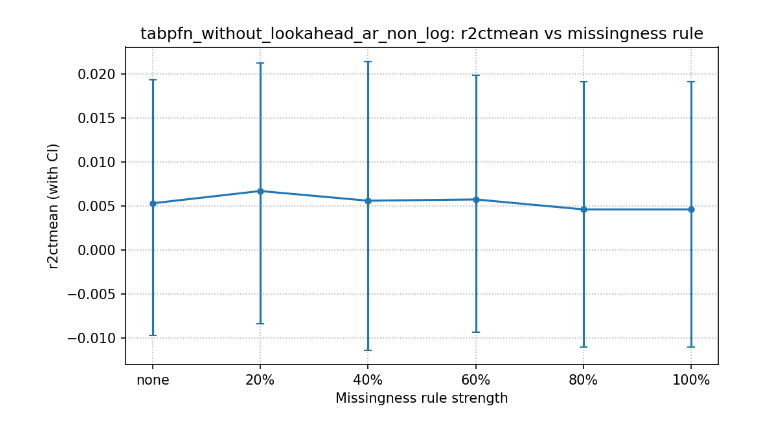
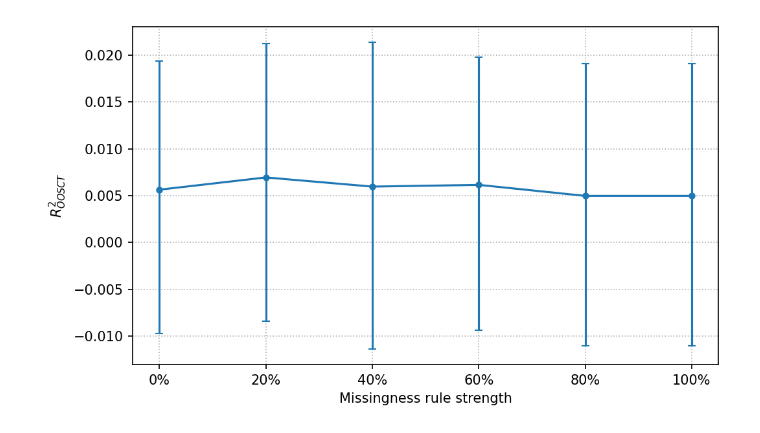
Before and after one commit to KiliTili/Masterarbeit, a Jupyter notebook: Notebooks/plots/plots.ipynb, the cells around one changed output. Saved outputs shown, nothing was run; the diff lists cells and outputs as text; code cells hidden in the pictures.

Commit message:
Plots

```diff
--- a/Notebooks/plots/plots.ipynb
+++ b/Notebooks/plots/plots.ipynb
@@ -3,3 +3,23 @@ import numpy as np
 import pandas as pd
 import matplotlib.pyplot as plt
 import sys
+import pandas as pd
+import numpy as np
+import os, sys
+sys.path.insert(0, os.path.abspath('../..'))
+import source.data_handling.data_preparation as dp
+import source.regression.regression_models as modl
+import source.trading_strategies.trading_strategy_helpers as tsh
+from source.regression.configs_gw import WITHOUT_LOOKAHEAD, ALL, MINIMAL_SETTING, WITHOUT_LOOKAHEAD_AR, ALL_COVARIATES_NON_AR, ALL_COVARIATES_AR,COMPLETED
+data = dp.prepare_data(uselog=True)
+import pandas as pd
+import numpy as np
+import os, sys
+sys.path.insert(0, os.path.abspath('../..'))
+import source.data_handling.data_preparation as dp
+import source.trading_strategies.trading_strategy as tsh
+import source.plot_functions.plots_trading_strategies as plot_ts
+import numpy as np
+import pandas as pd
+df = dp.create_classification_data(quiet=False)
+df["Rfree"] = 0
@@ -6,5 +36,5 @@ import sys
 # %%
-data = pd.read_csv("../Benchmark/oos_results_regressionNow.csv", sep=";")
+data_reg = pd.read_csv("../Benchmark/oos_results_regressionNow.csv", sep=";")
 # %%
 import re
 import numpy as np
@@ -13,7 +43,7 @@ import matplotlib.pyplot as plt
 def plot_tabpfn_missingness_rule(
     df,
     base_prefix="tabpfn_without_lookahead_ar_non_log",
-    y_col="r2ctmean",
+    y_col="r2ct",
     lower_col="r2ctlower",
     upper_col="r2ctupper",
     include_baseline=True,          # include "..._no_missingness_rule"
@@ -68,41 +98,40 @@ def plot_tabpfn_missingness_rule(
     x_labels = []
     for is_base, r in zip(d["_is_baseline"].to_numpy(), d["rule"].to_numpy()):
         if is_base:
-            x_labels.append(baseline_label)
+            x_labels.append("0%")
         else:
             x_labels.append(f"{int(round(r*100))}%")  # 0.2->20%
-
     x = np.arange(len(d))
     y = d[y_col].to_numpy()
     lo = d[lower_col].to_numpy()
     hi = d[upper_col].to_numpy()
     yerr = np.vstack([y - lo, hi - y])
 
     # Plot
     fig, ax = plt.subplots(figsize=(7.2, 4.2), dpi=150)
     ax.errorbar(x, y, yerr=yerr, fmt="o-", capsize=3, linewidth=1.5, markersize=4)
 
-    ax.set_title(f"{base_prefix}: {y_col} vs missingness rule")
+    #ax.set_title(f"{base_prefix}: {y_col} vs missingness rule")
     ax.set_xlabel("Missingness rule strength")
-    ax.set_ylabel(f"{y_col} (with CI)")
+    ax.set_ylabel(r"$R^2_{OOSCT}$")
     ax.set_xticks(x)
     ax.set_xticklabels(x_labels)
     ax.grid(True, linestyle=":", linewidth=0.8)
 
     fig.tight_layout()
 
     if savepath_base:
         fig.savefig(f"{savepath_base}_tabpfn_missingness_rule.png", bbox_inches="tight")
         fig.savefig(f"{savepath_base}_tabpfn_missingness_rule.pdf", bbox_inches="tight")
 
     plt.show()
     return d.drop(columns=["_is_baseline"], errors="ignore")
 
 
 # Example:
-plot_tabpfn_missingness_rule(data, savepath_base="tabpfn")
+plot_tabpfn_missingness_rule(data_reg, savepath_base="tabpfn")
 # %% [output]
-[figure, old version]
+[figure, new version]
 |  | r2ct | r2 | truncated_percent | r2ctmean | r2ctstd | r2ctlower | r2ctupper | r2mean | r2std | ... |
 | model_name |  |  |  |  |  |  |  |  |  | ... |
 | tabpfn_without_lookahead_ar_non_l... | 0.005635 | -0.018587 | 0.263889 | 0.005287 | 0.007420 | -0.009695 | 0.019322 | -0.019757 | 0.016115 | ... |
```
Also changed, not shown: parts of 5 cells of this notebook, 11 other files.
